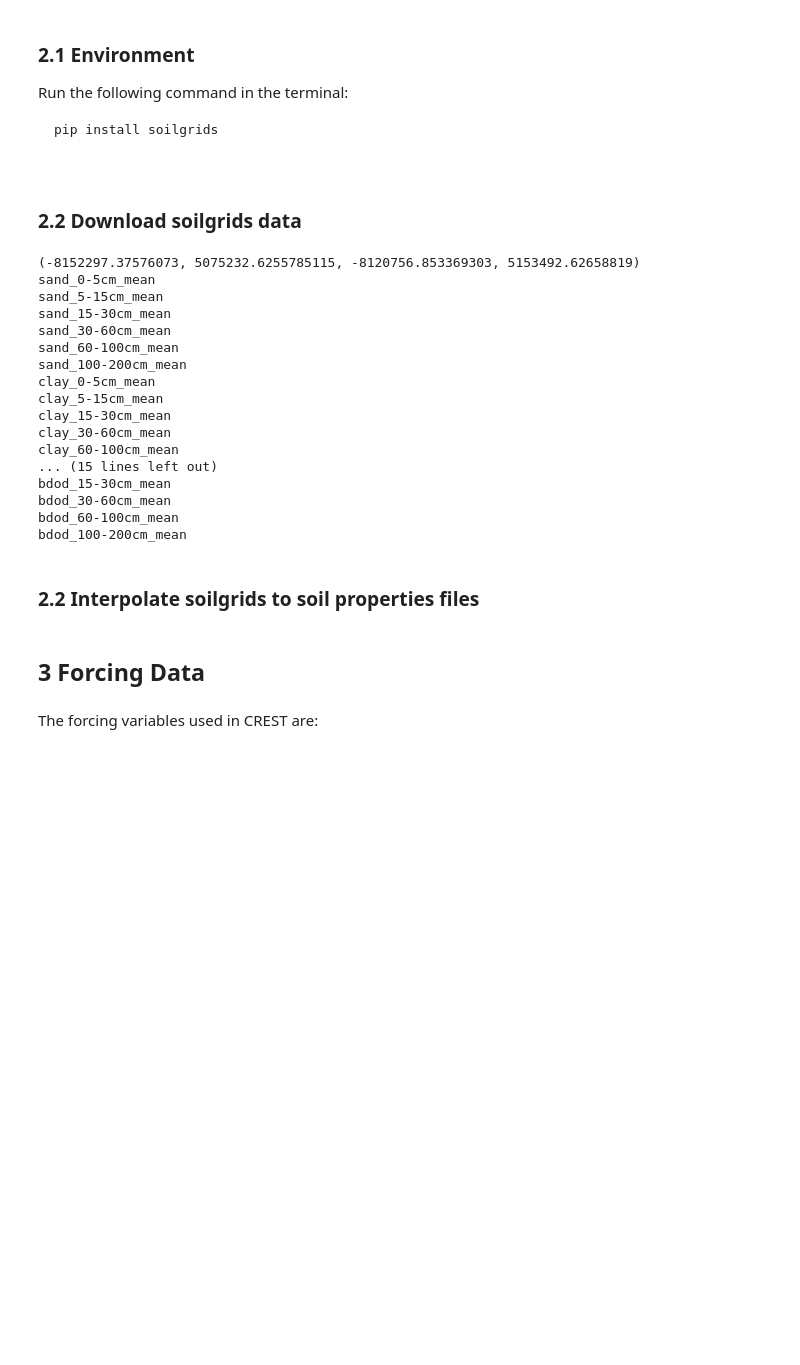
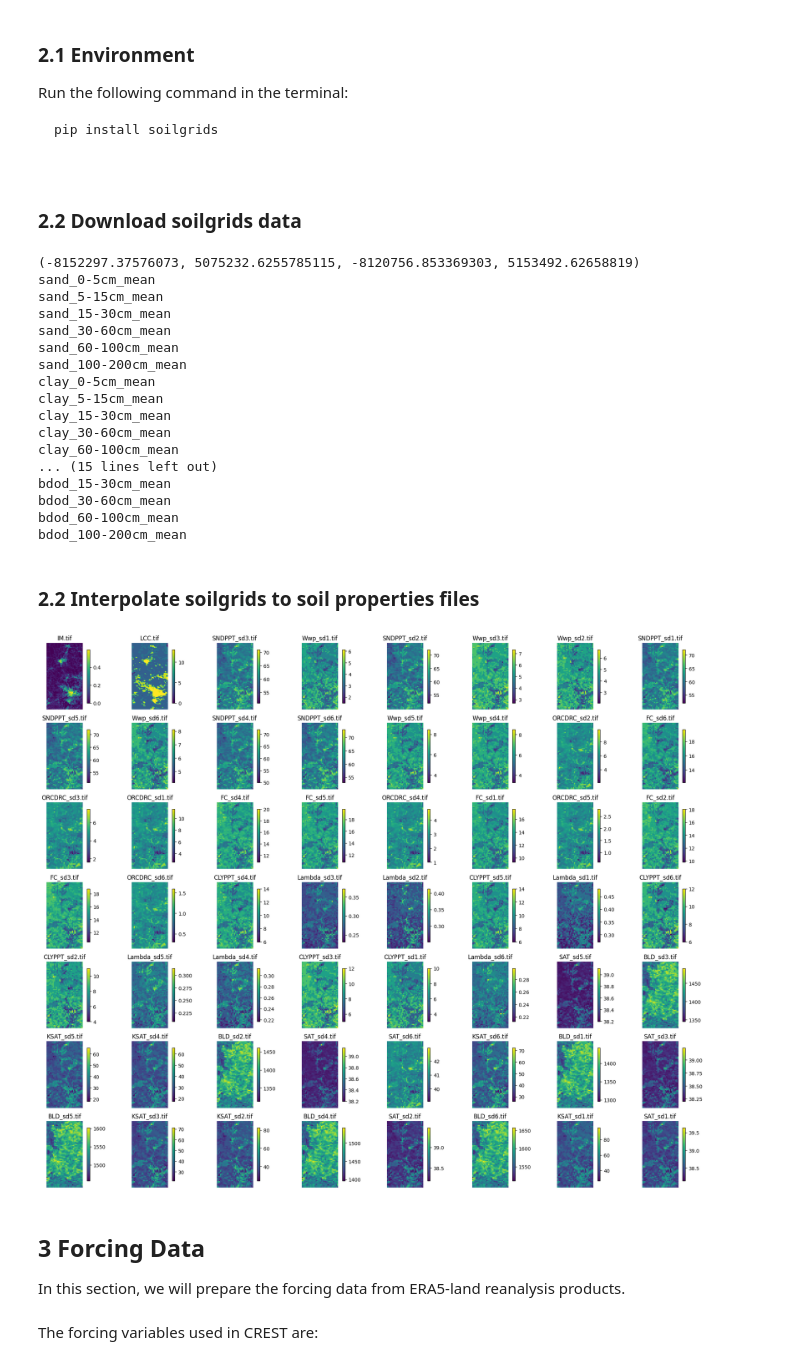
Before and after one commit to QingYang6/CREST_tutorial, a Jupyter notebook: Files_prepare.ipynb, the cells around one changed output. Drawn from its saved outputs; the diff is of its cells as text; code cells hidden in the pictures; blank space fills up the shorter version.

```diff
--- a/Files_prepare.ipynb
+++ b/Files_prepare.ipynb
@@ -38,8 +38,8 @@ import matplotlib.colors as colors
 from pysheds.grid import Grid
 import numpy as np
 
-input_file = '/Users/qyang/Downloads/data/CREST/Demo_case/hyd_na_dem_15s/hyd_na_dem_15s.tif' # unzipped dem file
-output_file = '/Users/qyang/Downloads/data/CREST/Demo_case/hyd_na_dem_15s/hyd_na_dem_15s_setnan_cropped.tif'
+input_file = './demo_project/hyd_na_dem_15s.tif' # unzipped dem file
+output_file = './demo_project/hyd_na_dem_15s_setnan_cropped.tif'
 desired_nodata = -32768
 
 # Read the raster file
@@ -433,8 +433,71 @@ for tif_file in tif_files:
     # Write the cropped raster to a new file
     with rasterio.open(os.path.join(param_output_folder, os.path.basename(tif_file)), "w", **out_meta) as dest:
         dest.write(out_image)
-# %% [markdown]
-## 3 Forcing Data
+# %%
+import os
+import matplotlib.pyplot as plt
+import rasterio
+from math import ceil, sqrt
+import re
+
+param_output_folder = './demo_project/param'
+
+# Get the list of .tif files in the folder
+tif_files = [filename for filename in os.listdir(param_output_folder) if filename.endswith('.tif')]
+
+# Sort the list of files based on the similarity of their names
+tif_files.sort(key=lambda x: len(re.findall(r'\d+', x)))
+
+# Calculate the number of rows and columns for the matrix layout
+num_plots = len(tif_files)
+num_cols = int(ceil(sqrt(num_plots)))
+num_rows = int(ceil(num_plots / num_cols))
+
+# Set the figure size and reduce the interval between subplots
+fig, axes = plt.subplots(num_rows, num_cols, figsize=(20, 16))
+plt.subplots_adjust(hspace=0.3, wspace=0.2)  # Adjust the hspace and wspace values as per your preference
+
+# Iterate over the .tif files and plot each raster in a subplot
+for i, filename in enumerate(tif_files):
+    filepath = os.path.join(param_output_folder, filename)
+
+    # Open the .tif file
+    with rasterio.open(filepath, 'r+') as dataset:
+        raster = dataset.read(1)  # Read the first band (assuming it's a single-band raster)
+
+        # Check if the minimum value of the raster is lower than 0 or negative
+        if raster.min() < 0:
+            print(f"File with negative minimum value: {filename}")
+
+    # Calculate the subplot position in the matrix
+    row = i // num_cols
+    col = i % num_cols
+
+    # Plot the raster in the corresponding subplot
+    ax = axes[row, col] if num_rows > 1 else axes[col]
+    img = ax.imshow(raster, cmap='viridis')
+    ax.set_title(filename)
+    ax.axis('off')
+
+    # Add a legend to the subplot
+    fig.colorbar(img, ax=ax, orientation='vertical', shrink=0.8)
+
+# Remove any empty subplots
+if num_plots < num_rows * num_cols:
+    if num_rows > 1:
+        for i in range(num_plots, num_rows * num_cols):
+            fig.delaxes(axes[i // num_cols, i % num_cols])
+    else:
+        for i in range(num_plots, num_rows * num_cols):
+            fig.delaxes(axes[i])
+
+plt.tight_layout()
+plt.show()
+# %% [output]
+[figure, added]
+# %% [markdown]
+## 3 Forcing Data
+In this section, we will prepare the forcing data from ERA5-land reanalysis products.
 # %% [markdown]
 The forcing variables used in CREST are:
 # %% [markdown]
```
Also changed, not shown: parts of 9 cells of this notebook.
